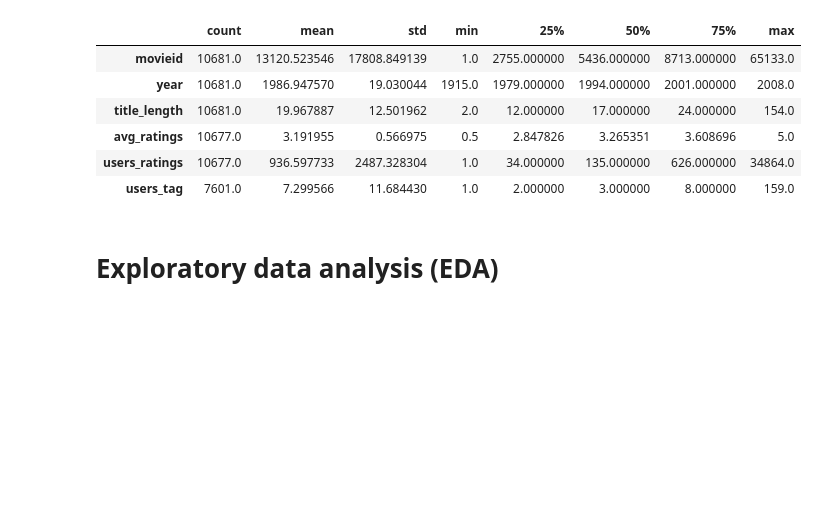
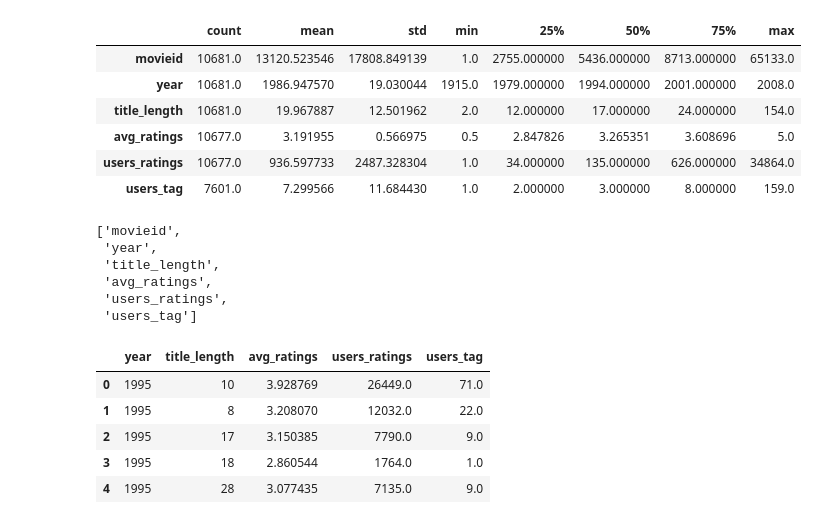
Before and after one commit to camilocbarrera/rs-project, a Jupyter notebook: preprocessing_data.ipynb, the cells around one changed output. Cells and saved outputs as stored; diff of their text form; code cells hidden in the pictures; blank space fills up the shorter version.

```diff
--- a/preprocessing_data.ipynb
+++ b/preprocessing_data.ipynb
@@ -225,5 +227,25 @@ movies_feature_df.describe().T
 | avg_ratings | 10677.0 | 3.191955 | 0.566975 | 0.5 | 2.847826 | 3.265351 | 3.608696 | 5.0 |
 | users_ratings | 10677.0 | 936.597733 | 2487.328304 | 1.0 | 34.000000 | 135.000000 | 626.000000 | 34864.0 |
 | users_tag | 7601.0 | 7.299566 | 11.684430 | 1.0 | 2.000000 | 3.000000 | 8.000000 | 159.0 |
-# %% [markdown]
-# Exploratory data analysis (EDA)
+# %%
+movies_feature_df.describe().columns.tolist()
+# %% [output]
+['movieid',
+ 'year',
+ 'title_length',
+ 'avg_ratings',
+ 'users_ratings',
+ 'users_tag']
+# %%
+movies_feature_df[['year',
+                   'title_length',
+                   'avg_ratings',
+                   'users_ratings',
+                   'users_tag']].head()
+# %% [output]
+|  | year | title_length | avg_ratings | users_ratings | users_tag |
+| 0 | 1995 | 10 | 3.928769 | 26449.0 | 71.0 |
+| 1 | 1995 | 8 | 3.208070 | 12032.0 | 22.0 |
+| 2 | 1995 | 17 | 3.150385 | 7790.0 | 9.0 |
+| 3 | 1995 | 18 | 2.860544 | 1764.0 | 1.0 |
+| 4 | 1995 | 28 | 3.077435 | 7135.0 | 9.0 |
```
Also changed, not shown: parts of 7 cells of this notebook.
